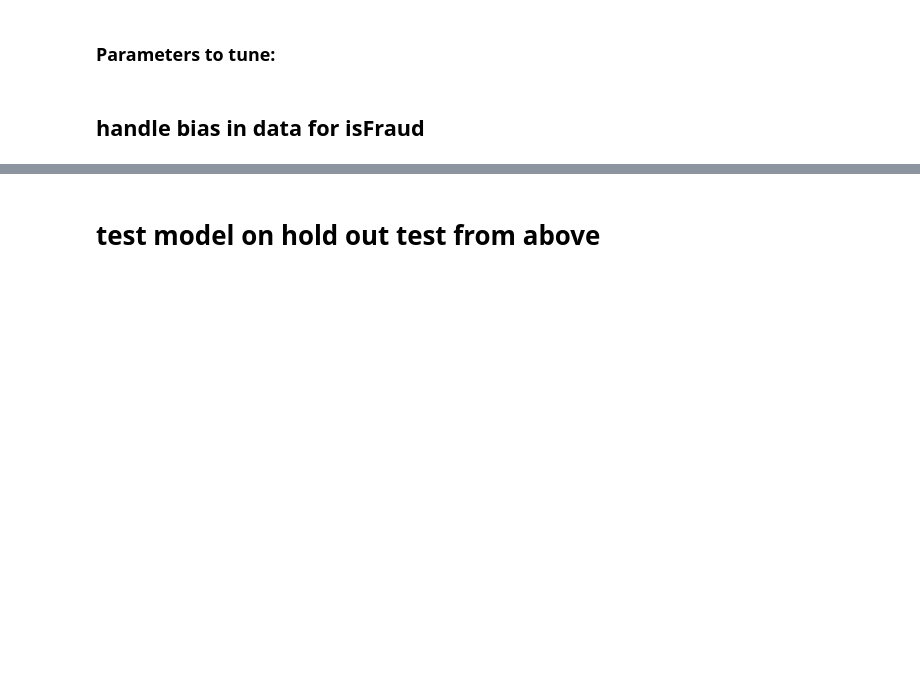
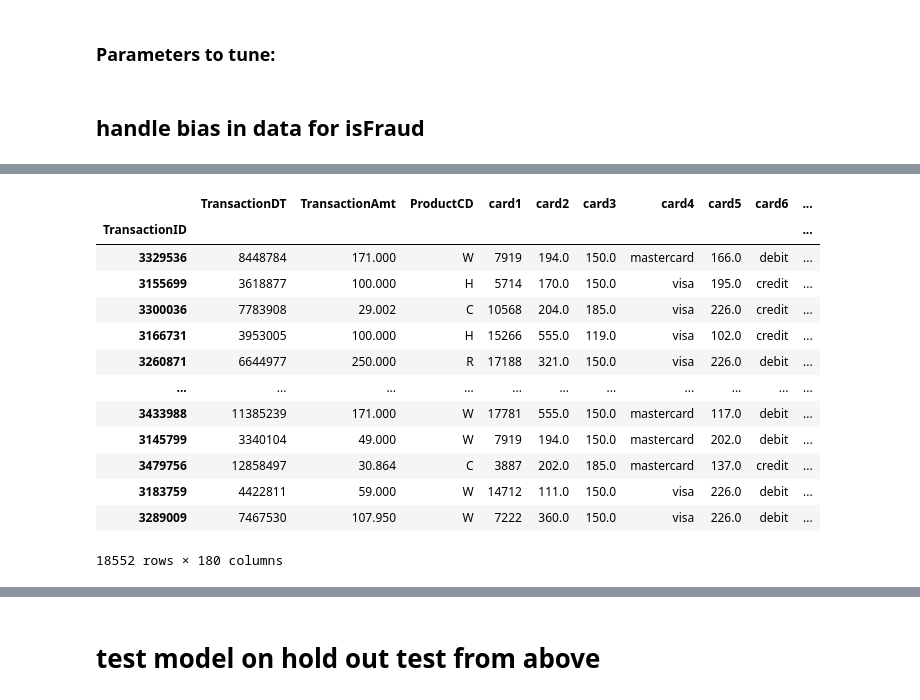
Before and after one commit to brendanrk/fraud_detection_kaggle, a Jupyter notebook: Fraud Simple.ipynb, the cells around one changed output, grey strips where cells are left out. Cells and saved outputs as stored; diff of their text form; code cells hidden in the pictures; blank space fills up the shorter version.

```diff
--- a/Fraud Simple.ipynb
+++ b/Fraud Simple.ipynb
@@ -35,6 +36,7 @@ if not skip_start:
     train.to_pickle("train.pkl")
 else:
     train = pd.read_pickle("train.pkl")
+    train = train.sample(200000)
 # %%
 y = train['isFraud']   # target class
 X = train.drop('isFraud', axis=1)
@@ -67,3 +67,3 @@ pick_sample_size_for_speed = 20000 # to speed up the processing - False meaning
 # %%
-threshold_column_missing = 0.65 # more than this number is not used
+threshold_column_missing = 0.22 # more than this number is not used
 # %%
@@ -150,3 +152,21 @@ X_train = X_train.loc[:,
         .le(threshold_column_missing)
      )
 ]
+# %%
+X_train.set_index("TransactionID", inplace=True)
+X_train
+# %% [output]
+|  | TransactionDT | TransactionAmt | ProductCD | card1 | card2 | card3 | card4 | card5 | card6 | ... |
+| TransactionID |  |  |  |  |  |  |  |  |  | ... |
+| 3329536 | 8448784 | 171.000 | W | 7919 | 194.0 | 150.0 | mastercard | 166.0 | debit | ... |
+| 3155699 | 3618877 | 100.000 | H | 5714 | 170.0 | 150.0 | visa | 195.0 | credit | ... |
+| 3300036 | 7783908 | 29.002 | C | 10568 | 204.0 | 185.0 | visa | 226.0 | credit | ... |
+| 3166731 | 3953005 | 100.000 | H | 15266 | 555.0 | 119.0 | visa | 102.0 | credit | ... |
+| 3260871 | 6644977 | 250.000 | R | 17188 | 321.0 | 150.0 | visa | 226.0 | debit | ... |
+| ... | ... | ... | ... | ... | ... | ... | ... | ... | ... | ... |
+| 3433988 | 11385239 | 171.000 | W | 17781 | 555.0 | 150.0 | mastercard | 117.0 | debit | ... |
+| 3145799 | 3340104 | 49.000 | W | 7919 | 194.0 | 150.0 | mastercard | 202.0 | debit | ... |
+| 3479756 | 12858497 | 30.864 | C | 3887 | 202.0 | 185.0 | mastercard | 137.0 | credit | ... |
+| 3183759 | 4422811 | 59.000 | W | 14712 | 111.0 | 150.0 | visa | 226.0 | debit | ... |
+| 3289009 | 7467530 | 107.950 | W | 7222 | 360.0 | 150.0 | visa | 226.0 | debit | ... |
+18552 rows × 180 columns
```
Also changed, not shown: parts of 31 cells of this notebook.
